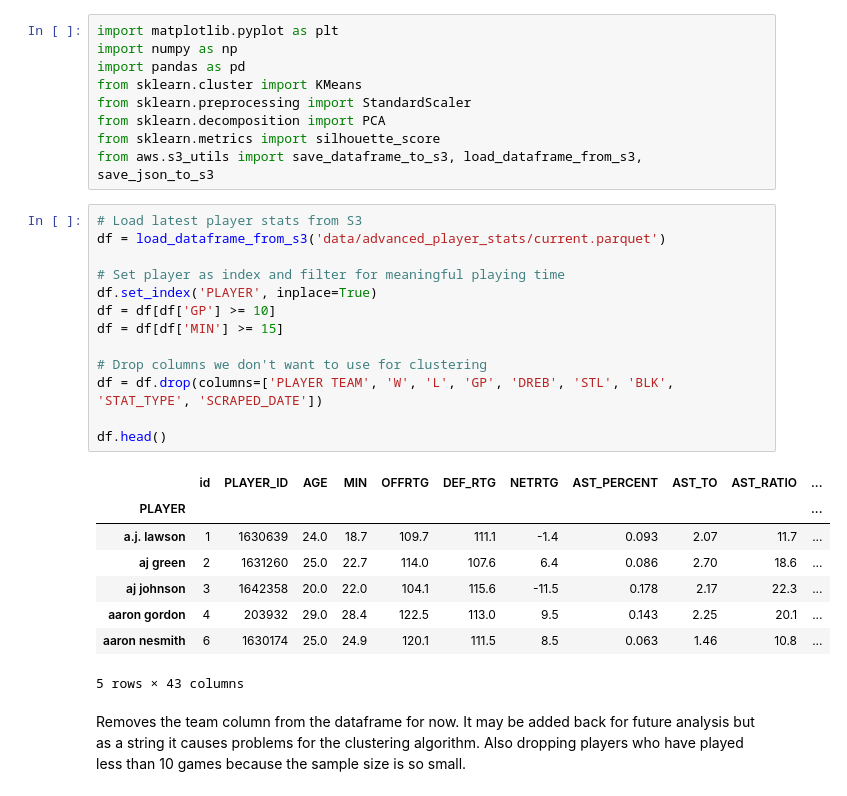
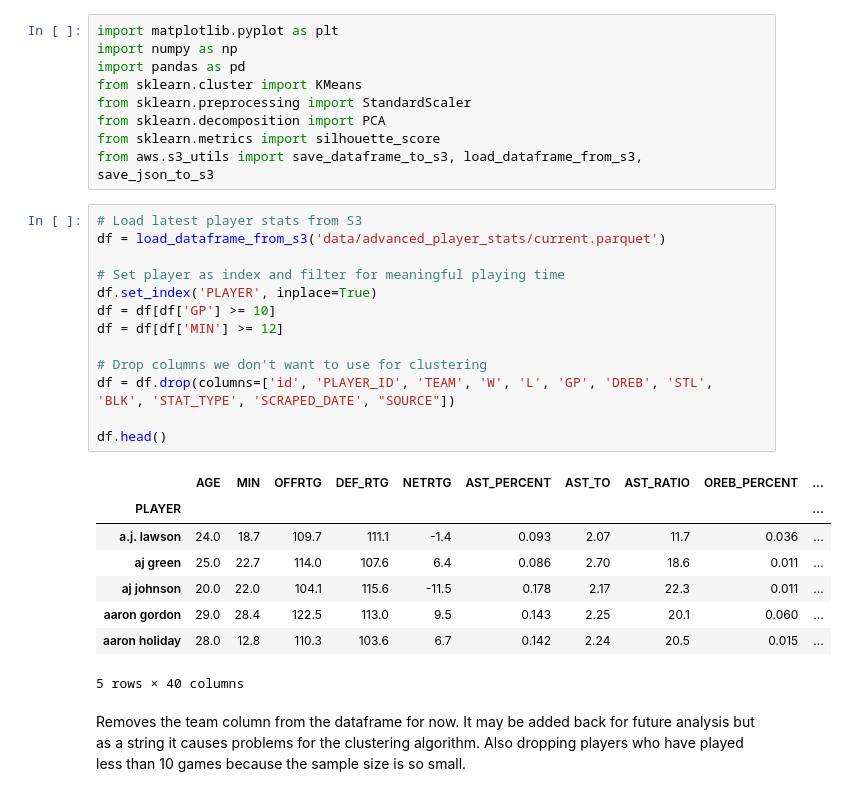
Before and after one commit to ibracken/NBA_Machine_Learning, a Jupyter notebook: scripts/nbaClustering.ipynb, the cells around one changed output. Saved outputs shown, nothing was run; the diff lists cells and outputs as text.

```diff
--- a/scripts/nbaClustering.ipynb
+++ b/scripts/nbaClustering.ipynb
@@ -18,25 +18,25 @@ from aws.s3_utils import save_dataframe_to_s3, load_dataframe_from_s3, save_json
 # %%
 # Load latest player stats from S3
 df = load_dataframe_from_s3('data/advanced_player_stats/current.parquet')
 
 # Set player as index and filter for meaningful playing time
 df.set_index('PLAYER', inplace=True)
 df = df[df['GP'] >= 10]
-df = df[df['MIN'] >= 15]
+df = df[df['MIN'] >= 12]
 
 # Drop columns we don't want to use for clustering
-df = df.drop(columns=['PLAYER TEAM', 'W', 'L', 'GP', 'DREB', 'STL', 'BLK', 'STAT_TYPE', 'SCRAPED_DATE'])
+df = df.drop(columns=['id', 'PLAYER_ID', 'TEAM', 'W', 'L', 'GP', 'DREB', 'STL', 'BLK', 'STAT_TYPE', 'SCRAPED_DATE', "SOURCE"])
 
 df.head()
 # %% [output]
-|  | id | PLAYER_ID | AGE | MIN | OFFRTG | DEF_RTG | NETRTG | AST_PERCENT | AST_TO | AST_RATIO | ... |
-| PLAYER |  |  |  |  |  |  |  |  |  |  | ... |
-| a.j. lawson | 1 | 1630639 | 24.0 | 18.7 | 109.7 | 111.1 | -1.4 | 0.093 | 2.07 | 11.7 | ... |
-| aj green | 2 | 1631260 | 25.0 | 22.7 | 114.0 | 107.6 | 6.4 | 0.086 | 2.70 | 18.6 | ... |
-| aj johnson | 3 | 1642358 | 20.0 | 22.0 | 104.1 | 115.6 | -11.5 | 0.178 | 2.17 | 22.3 | ... |
-| aaron gordon | 4 | 203932 | 29.0 | 28.4 | 122.5 | 113.0 | 9.5 | 0.143 | 2.25 | 20.1 | ... |
-| aaron nesmith | 6 | 1630174 | 25.0 | 24.9 | 120.1 | 111.5 | 8.5 | 0.063 | 1.46 | 10.8 | ... |
+|  | AGE | MIN | OFFRTG | DEF_RTG | NETRTG | AST_PERCENT | AST_TO | AST_RATIO | OREB_PERCENT | ... |
+| PLAYER |  |  |  |  |  |  |  |  |  | ... |
+| a.j. lawson | 24.0 | 18.7 | 109.7 | 111.1 | -1.4 | 0.093 | 2.07 | 11.7 | 0.036 | ... |
+| aj green | 25.0 | 22.7 | 114.0 | 107.6 | 6.4 | 0.086 | 2.70 | 18.6 | 0.011 | ... |
+| aj johnson | 20.0 | 22.0 | 104.1 | 115.6 | -11.5 | 0.178 | 2.17 | 22.3 | 0.011 | ... |
+| aaron gordon | 29.0 | 28.4 | 122.5 | 113.0 | 9.5 | 0.143 | 2.25 | 20.1 | 0.060 | ... |
+| aaron holiday | 28.0 | 12.8 | 110.3 | 103.6 | 6.7 | 0.142 | 2.24 | 20.5 | 0.015 | ... |
-5 rows × 43 columns
+5 rows × 40 columns
 # %% [markdown]
 Removes the team column from the dataframe for now. It may be added back for future analysis but as a string it causes problems for the clustering algorithm. Also dropping players who have played less than 10 games because the sample size is so small.
 # %%
```
Also changed, not shown: parts of 13 cells of this notebook, 14 other files.
